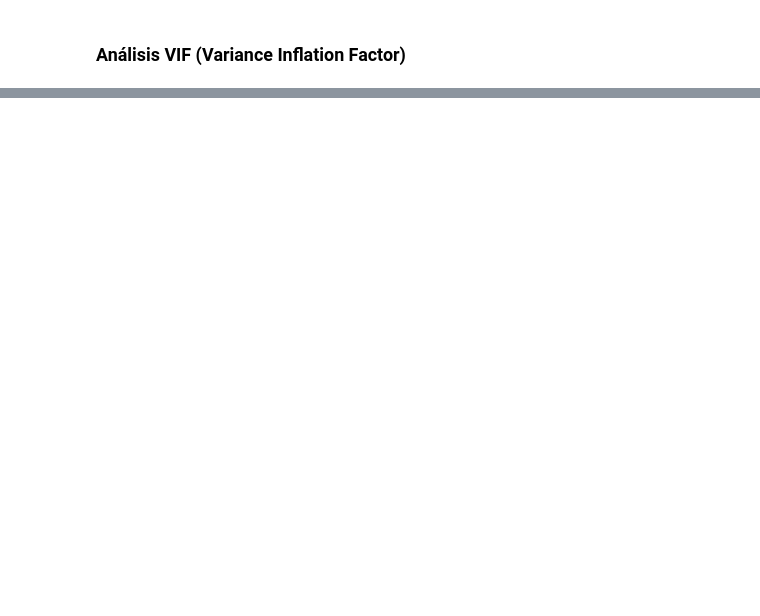
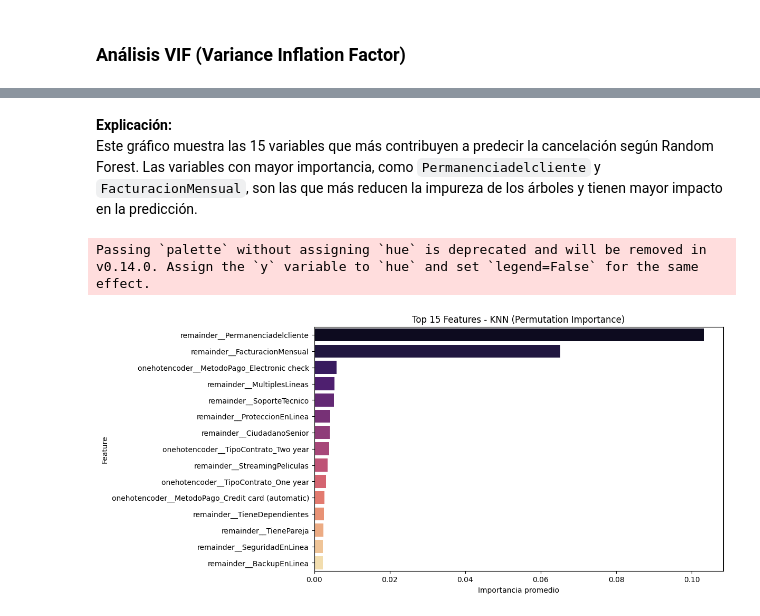
Before and after one commit to ARTAA123/TelecomX_II_alura, a Jupyter notebook: Untitled0.ipynb, the cells around one changed output, grey strips where cells are left out. Cells and saved outputs as stored; diff of their text form; code cells hidden in the pictures; blank space fills up the shorter version.

```diff
--- a/Untitled0.ipynb
+++ b/Untitled0.ipynb
@@ -517,0 +710,15 @@ print(vif_data.sort_values(by="VIF", ascending=False))
+# %% [markdown]
+**Explicación:**
+Este gráfico muestra las 15 variables que más contribuyen a predecir la cancelación según Random Forest. Las variables con mayor importancia, como `Permanenciadelcliente` y `FacturacionMensual`, son las que más reducen la impureza de los árboles y tienen mayor impacto en la predicción.
+# %%
+# KNN - Top 15 Features por Permutation Importance
+top_knn = knn_importances.head(15)
+plt.figure(figsize=(10,6))
+sns.barplot(x='Importance', y='Feature', data=top_knn, palette='magma')
+plt.title("Top 15 Features - KNN (Permutation Importance)")
+plt.xlabel("Importancia promedio")
+plt.ylabel("Feature")
+plt.show()
+# %% [output]
+Passing `palette` without assigning `hue` is deprecated and will be removed in v0.14.0. Assign the `y` variable to `hue` and set `legend=False` for the same effect.
+[figure, added]
```
Also changed, not shown: parts of 42 cells of this notebook.
